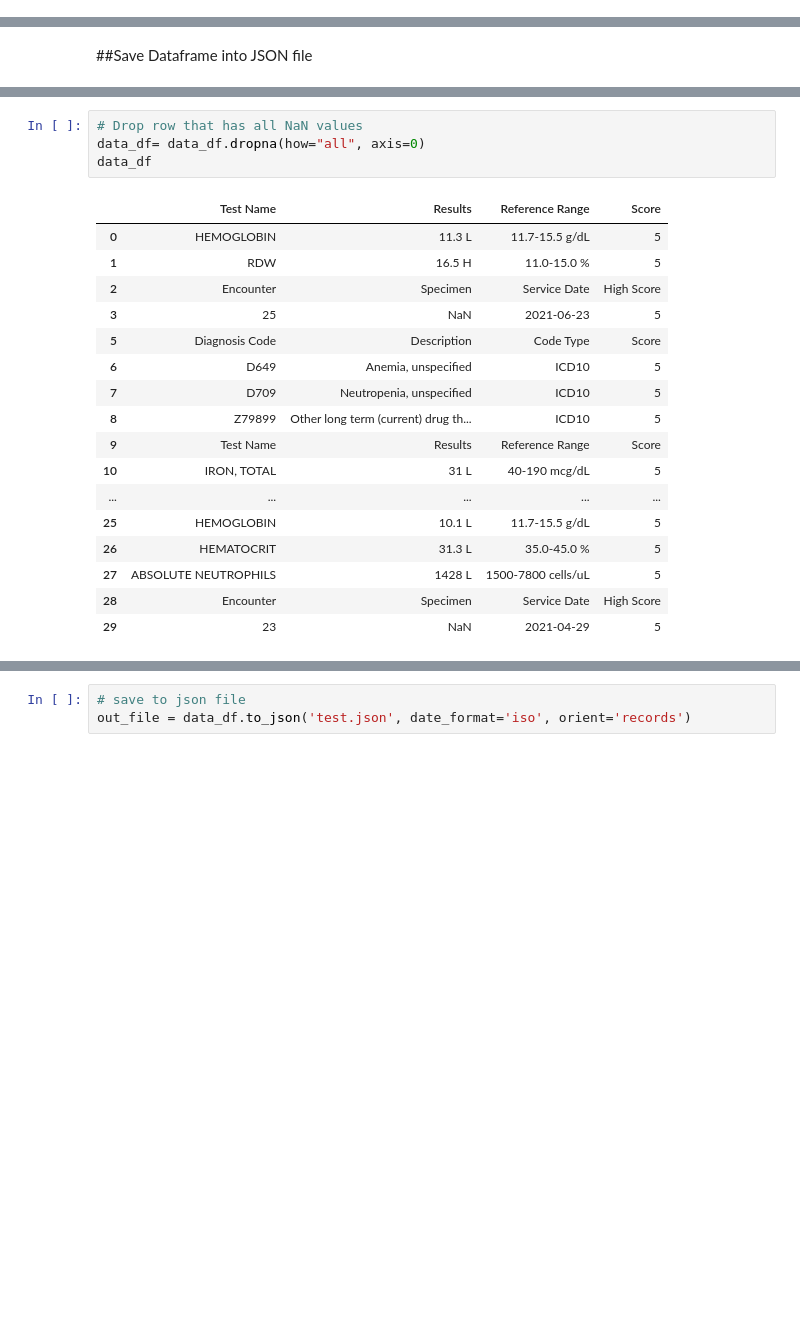
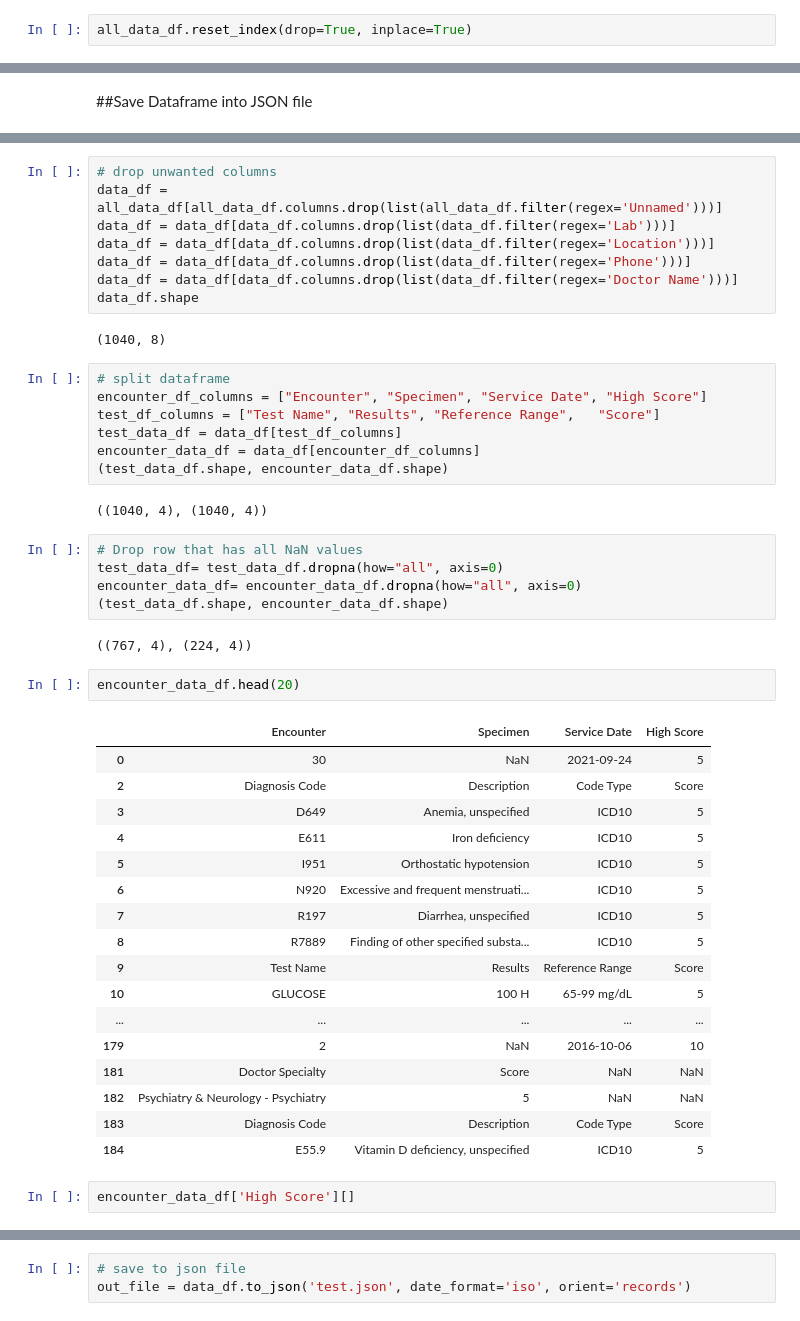
Before and after one commit to rahiakela/data-science-research-and-practice, a Jupyter notebook: data-extraction-works/01-tabulapy.ipynb, the cells around one changed output, grey strips where cells are left out. Drawn from its saved outputs; the diff is of its cells as text; blank space fills up the shorter version.

```diff
--- a/data-extraction-works/01-tabulapy.ipynb
+++ b/data-extraction-works/01-tabulapy.ipynb
@@ -61,0 +53,2 @@ data_df[1]
+# %%
+all_data_df.reset_index(drop=True, inplace=True)
@@ -86,22 +74,48 @@ data_df
+# %%
+# drop unwanted columns
+data_df = all_data_df[all_data_df.columns.drop(list(all_data_df.filter(regex='Unnamed')))]
+data_df = data_df[data_df.columns.drop(list(data_df.filter(regex='Lab')))]
+data_df = data_df[data_df.columns.drop(list(data_df.filter(regex='Location')))]
+data_df = data_df[data_df.columns.drop(list(data_df.filter(regex='Phone')))]
+data_df = data_df[data_df.columns.drop(list(data_df.filter(regex='Doctor Name')))]
+data_df.shape
+# %% [output]
+(1040, 8)
+# %%
+# split dataframe
+encounter_df_columns = ["Encounter", "Specimen", "Service Date", "High Score"]
+test_df_columns = ["Test Name",	"Results", "Reference Range",	"Score"]
+test_data_df = data_df[test_df_columns]
+encounter_data_df = data_df[encounter_df_columns]
+(test_data_df.shape, encounter_data_df.shape)
+# %% [output]
+((1040, 4), (1040, 4))
 # %%
 # Drop row that has all NaN values
-data_df= data_df.dropna(how="all", axis=0)
-data_df
+test_data_df= test_data_df.dropna(how="all", axis=0)
+encounter_data_df= encounter_data_df.dropna(how="all", axis=0)
+(test_data_df.shape, encounter_data_df.shape)
 # %% [output]
-|  | Test Name | Results | Reference Range | Score |
-| 0 | HEMOGLOBIN | 11.3 L | 11.7-15.5 g/dL | 5 |
-| 1 | RDW | 16.5 H | 11.0-15.0 % | 5 |
-| 2 | Encounter | Specimen | Service Date | High Score |
-| 3 | 25 | NaN | 2021-06-23 | 5 |
-| 5 | Diagnosis Code | Description | Code Type | Score |
-| 6 | D649 | Anemia, unspecified | ICD10 | 5 |
-| 7 | D709 | Neutropenia, unspecified | ICD10 | 5 |
-| 8 | Z79899 | Other long term (current) drug th... | ICD10 | 5 |
-| 9 | Test Name | Results | Reference Range | Score |
-| 10 | IRON, TOTAL | 31 L | 40-190 mcg/dL | 5 |
-| ... | ... | ... | ... | ... |
-| 25 | HEMOGLOBIN | 10.1 L | 11.7-15.5 g/dL | 5 |
-| 26 | HEMATOCRIT | 31.3 L | 35.0-45.0 % | 5 |
-| 27 | ABSOLUTE NEUTROPHILS | 1428 L | 1500-7800 cells/uL | 5 |
-| 28 | Encounter | Specimen | Service Date | High Score |
-| 29 | 23 | NaN | 2021-04-29 | 5 |
+((767, 4), (224, 4))
+# %%
+encounter_data_df.head(20)
+# %% [output]
+|  | Encounter | Specimen | Service Date | High Score |
+| 0 | 30 | NaN | 2021-09-24 | 5 |
+| 2 | Diagnosis Code | Description | Code Type | Score |
+| 3 | D649 | Anemia, unspecified | ICD10 | 5 |
+| 4 | E611 | Iron deficiency | ICD10 | 5 |
+| 5 | I951 | Orthostatic hypotension | ICD10 | 5 |
+| 6 | N920 | Excessive and frequent menstruati... | ICD10 | 5 |
+| 7 | R197 | Diarrhea, unspecified | ICD10 | 5 |
+| 8 | R7889 | Finding of other specified substa... | ICD10 | 5 |
+| 9 | Test Name | Results | Reference Range | Score |
+| 10 | GLUCOSE | 100 H | 65-99 mg/dL | 5 |
+| ... | ... | ... | ... | ... |
+| 179 | 2 | NaN | 2016-10-06 | 10 |
+| 181 | Doctor Specialty | Score | NaN | NaN |
+| 182 | Psychiatry & Neurology - Psychiatry | 5 | NaN | NaN |
+| 183 | Diagnosis Code | Description | Code Type | Score |
+| 184 | E55.9 | Vitamin D deficiency, unspecified | ICD10 | 5 |
+# %%
+encounter_data_df['High Score'][]
```
Also changed, not shown: parts of 26 cells of this notebook.
